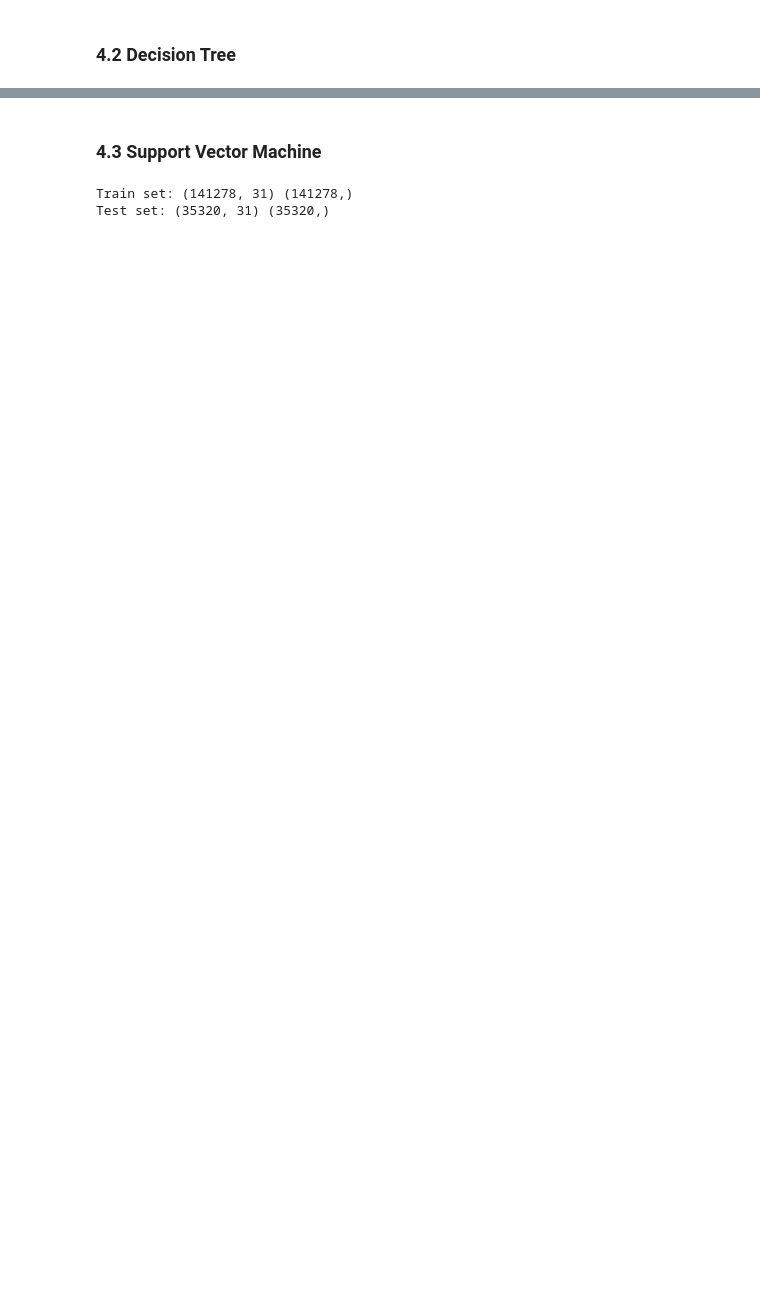
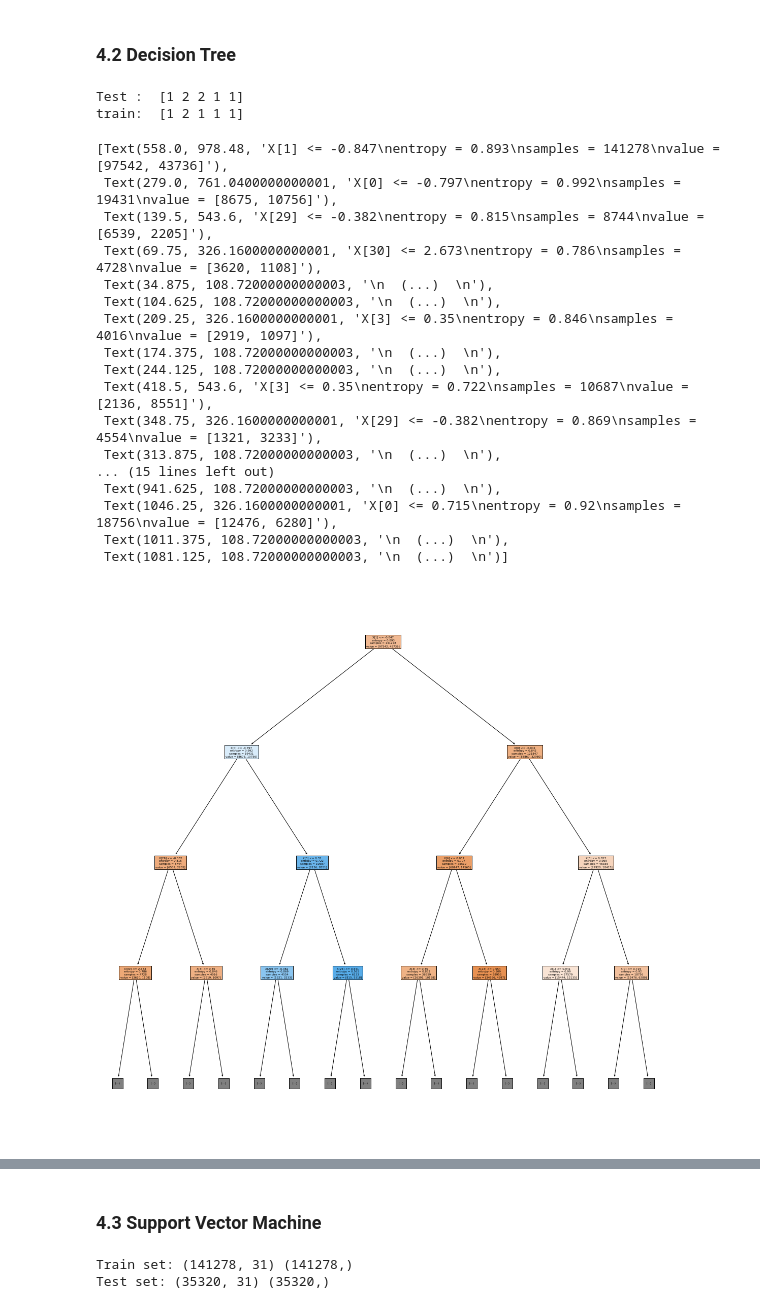
Before and after one commit to carlopeano/Coursera_Capstone, a Jupyter notebook: Capstone Project - Car accident severity - Week 1.ipynb, the cells around one changed output, grey strips where cells are left out. Saved outputs shown, nothing was run; the diff lists cells and outputs as text; code cells hidden in the pictures; blank space fills up the shorter version.

```diff
--- a/Capstone Project - Car accident severity - Week 1.ipynb
+++ b/Capstone Project - Car accident severity - Week 1.ipynb
@@ -1094,5 +1092,5 @@ print( "The best accuracy is ", mean_acc.max(), "with k=", mean_acc.argmax()+1)
 # %%
-X_trainset, X_testset, y_trainset, y_testset = train_test_split( X, y, test_size=0.3, random_state=3)
+X_train, X_test, y_train, y_test = train_test_split( X, y, test_size=0.2, random_state=4)
 
 
 # modeling
@@ -1100,15 +1098,14 @@ X_trainset, X_testset, y_trainset, y_testset = train_test_split( X, y, test_size
 from sklearn.tree import DecisionTreeClassifier
 
 
-severityTree = DecisionTreeClassifier(criterion = 'entropy', max_depth = 4)
-severityTree.fit(X_trainset,y_trainset)
+severityTree = DecisionTreeClassifier(criterion = 'entropy')
+severityTree.fit(X_train,y_train)
 
 # prediction
-predTree = severityTree.predict(X_testset)
+predTree = severityTree.predict(X_test)
 
 print ("Test : ", predTree [0:5])
-print ("train: ", y_testset [0:5])
-
-#Accuracy
-
-print("DecisionTrees's Accuracy: ", metrics.accuracy_score(y_testset, predTree))
+print ("train: ", y_test [0:5])
+# %% [output]
+Test :  [1 2 2 1 1]
+train:  [1 2 1 1 1]
@@ -1133,0 +1116,22 @@ plt.imshow(img,interpolation='nearest')
+# %%
+plt.figure(figsize=(20, 20))
+tree.plot_tree(severityTree, max_depth=3, filled = True)
+# %% [output]
+[Text(558.0, 978.48, 'X[1] <= -0.847\nentropy = 0.893\nsamples = 141278\nvalue = [97542, 43736]'),
+ Text(279.0, 761.0400000000001, 'X[0] <= -0.797\nentropy = 0.992\nsamples = 19431\nvalue = [8675, 10756]'),
+ Text(139.5, 543.6, 'X[29] <= -0.382\nentropy = 0.815\nsamples = 8744\nvalue = [6539, 2205]'),
+ Text(69.75, 326.1600000000001, 'X[30] <= 2.673\nentropy = 0.786\nsamples = 4728\nvalue = [3620, 1108]'),
+ Text(34.875, 108.72000000000003, '\n  (...)  \n'),
+ Text(104.625, 108.72000000000003, '\n  (...)  \n'),
+ Text(209.25, 326.1600000000001, 'X[3] <= 0.35\nentropy = 0.846\nsamples = 4016\nvalue = [2919, 1097]'),
+ Text(174.375, 108.72000000000003, '\n  (...)  \n'),
+ Text(244.125, 108.72000000000003, '\n  (...)  \n'),
+ Text(418.5, 543.6, 'X[3] <= 0.35\nentropy = 0.722\nsamples = 10687\nvalue = [2136, 8551]'),
+ Text(348.75, 326.1600000000001, 'X[29] <= -0.382\nentropy = 0.869\nsamples = 4554\nvalue = [1321, 3233]'),
+ Text(313.875, 108.72000000000003, '\n  (...)  \n'),
+... (15 lines left out)
+ Text(941.625, 108.72000000000003, '\n  (...)  \n'),
+ Text(1046.25, 326.1600000000001, 'X[0] <= 0.715\nentropy = 0.92\nsamples = 18756\nvalue = [12476, 6280]'),
+ Text(1011.375, 108.72000000000003, '\n  (...)  \n'),
+ Text(1081.125, 108.72000000000003, '\n  (...)  \n')]
+[figure, added]
```
Also changed, not shown: parts of 25 cells of this notebook, 16 other files.
